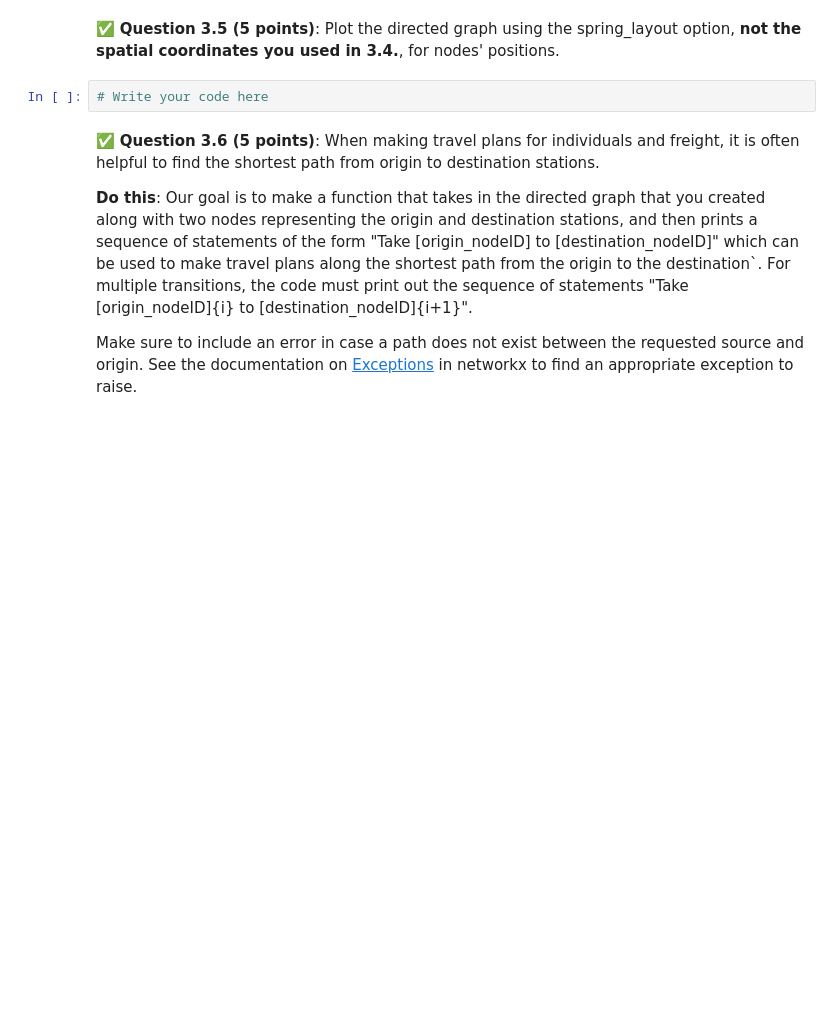
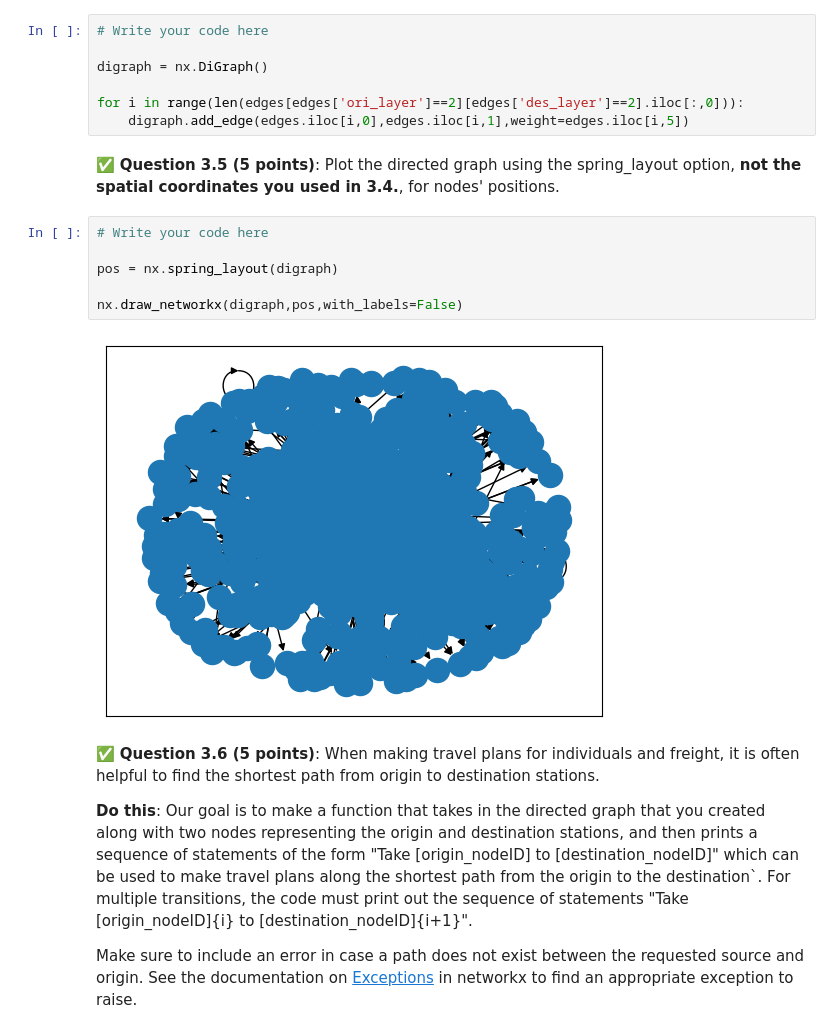
Before and after one commit to graysonslansky/CMSE202-f24-turnin, a Jupyter notebook: hw-02/HW-02_ABMandGraphTheory-STUDENT.ipynb, the cells around one changed output. Drawn from its saved outputs; the diff is of its cells as text; blank space fills up the shorter version.

```diff
--- a/hw-02/HW-02_ABMandGraphTheory-STUDENT.ipynb
+++ b/hw-02/HW-02_ABMandGraphTheory-STUDENT.ipynb
@@ -661,7 +695,20 @@ Note: Remember that each edge in a directed graph has an orientation. So adding
+# %%
+# Write your code here
+
+digraph = nx.DiGraph()
+
+for i in range(len(edges[edges['ori_layer']==2][edges['des_layer']==2].iloc[:,0])):
+    digraph.add_edge(edges.iloc[i,0],edges.iloc[i,1],weight=edges.iloc[i,5])
 # %% [markdown]
 &#9989;  **Question 3.5 (5 points)**: Plot the directed graph using the spring_layout option, __not the spatial coordinates you used in 3.4.__, for nodes' positions.
 # %%
 # Write your code here
+
+pos = nx.spring_layout(digraph)
+
+nx.draw_networkx(digraph,pos,with_labels=False)
+# %% [output]
+[figure, added]
 # %% [markdown]
 &#9989;  **Question 3.6 (5 points)**: When making travel plans for individuals and freight, it is often helpful to find the shortest path from origin to destination stations.
 
```
Also changed, not shown: parts of 20 cells of this notebook.
